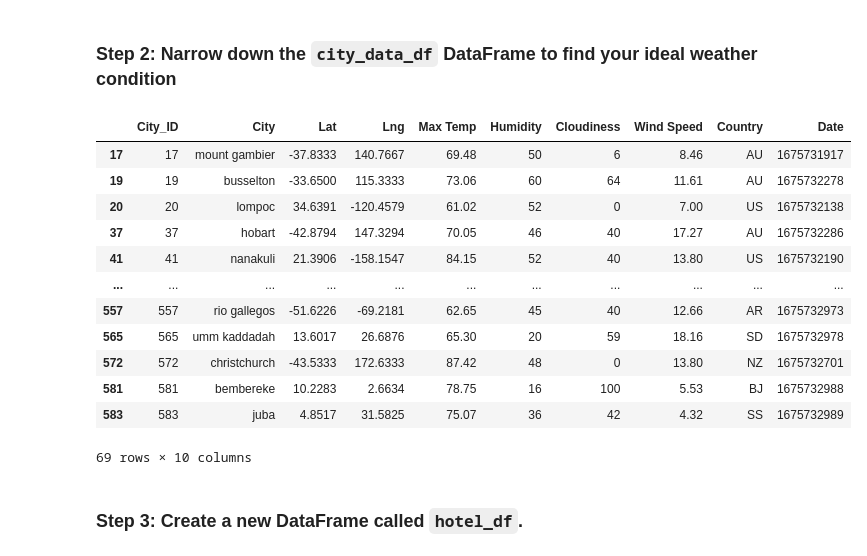
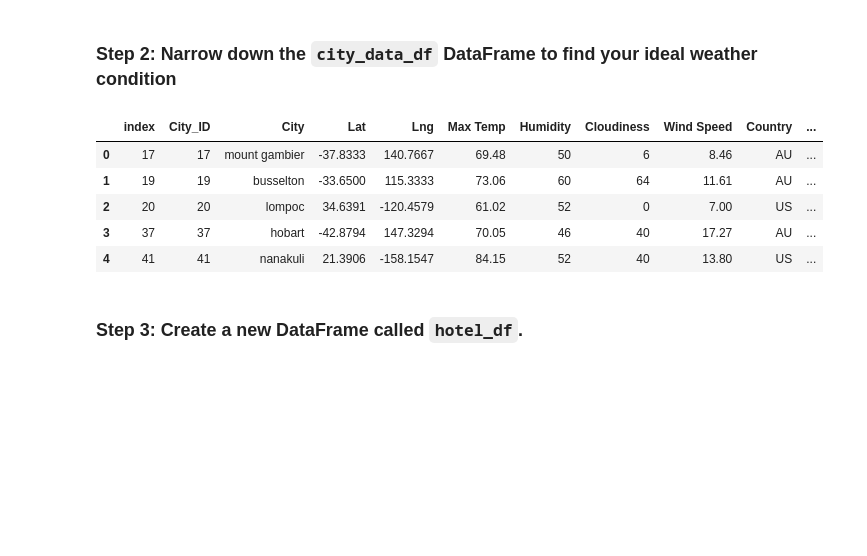
Before and after one commit to GabrielaCLopez/python-api-challenge, a Jupyter notebook: WeatherPy/VacationPy.ipynb, the cells around one changed output. Saved outputs shown, nothing was run; the diff lists cells and outputs as text; code cells hidden in the pictures; blank space fills up the shorter version.

```diff
--- a/WeatherPy/VacationPy.ipynb
+++ b/WeatherPy/VacationPy.ipynb
@@ -57,29 +57,23 @@ WARNING:param.GeoPointPlot08600: Specified size dim transform (np.sqrt(dim('Humd
 # %%
 # Narrow down cities that fit criteria and drop any results with null values
 ideal_df = city_data_df[(city_data_df['Max Temp']>=60)
                                   & (city_data_df['Max Temp']<=90)
                                   & (city_data_df['Humidity']<=60)]
 
 ideal_df
 # Drop any rows with null values
-# YOUR CODE HERE
+ideal_df.dropna()
+ideal_df = ideal_df.reset_index()
 
 # Display sample data
-# YOUR CODE HERE
+ideal_df.head()
 # %% [output]
-|  | City_ID | City | Lat | Lng | Max Temp | Humidity | Cloudiness | Wind Speed | Country | Date |
-| 17 | 17 | mount gambier | -37.8333 | 140.7667 | 69.48 | 50 | 6 | 8.46 | AU | 1675731917 |
-| 19 | 19 | busselton | -33.6500 | 115.3333 | 73.06 | 60 | 64 | 11.61 | AU | 1675732278 |
-| 20 | 20 | lompoc | 34.6391 | -120.4579 | 61.02 | 52 | 0 | 7.00 | US | 1675732138 |
-| 37 | 37 | hobart | -42.8794 | 147.3294 | 70.05 | 46 | 40 | 17.27 | AU | 1675732286 |
-| 41 | 41 | nanakuli | 21.3906 | -158.1547 | 84.15 | 52 | 40 | 13.80 | US | 1675732190 |
-| ... | ... | ... | ... | ... | ... | ... | ... | ... | ... | ... |
-| 557 | 557 | rio gallegos | -51.6226 | -69.2181 | 62.65 | 45 | 40 | 12.66 | AR | 1675732973 |
-| 565 | 565 | umm kaddadah | 13.6017 | 26.6876 | 65.30 | 20 | 59 | 18.16 | SD | 1675732978 |
-| 572 | 572 | christchurch | -43.5333 | 172.6333 | 87.42 | 48 | 0 | 13.80 | NZ | 1675732701 |
-| 581 | 581 | bembereke | 10.2283 | 2.6634 | 78.75 | 16 | 100 | 5.53 | BJ | 1675732988 |
-| 583 | 583 | juba | 4.8517 | 31.5825 | 75.07 | 36 | 42 | 4.32 | SS | 1675732989 |
+|  | index | City_ID | City | Lat | Lng | Max Temp | Humidity | Cloudiness | Wind Speed | Country | ... |
+| 0 | 17 | 17 | mount gambier | -37.8333 | 140.7667 | 69.48 | 50 | 6 | 8.46 | AU | ... |
+| 1 | 19 | 19 | busselton | -33.6500 | 115.3333 | 73.06 | 60 | 64 | 11.61 | AU | ... |
+| 2 | 20 | 20 | lompoc | 34.6391 | -120.4579 | 61.02 | 52 | 0 | 7.00 | US | ... |
+| 3 | 37 | 37 | hobart | -42.8794 | 147.3294 | 70.05 | 46 | 40 | 17.27 | AU | ... |
+| 4 | 41 | 41 | nanakuli | 21.3906 | -158.1547 | 84.15 | 52 | 40 | 13.80 | US | ... |
-69 rows × 10 columns
 # %% [markdown]
 ### Step 3: Create a new DataFrame called `hotel_df`.
 # %%
```
Also changed, not shown: parts of 2 cells of this notebook.
